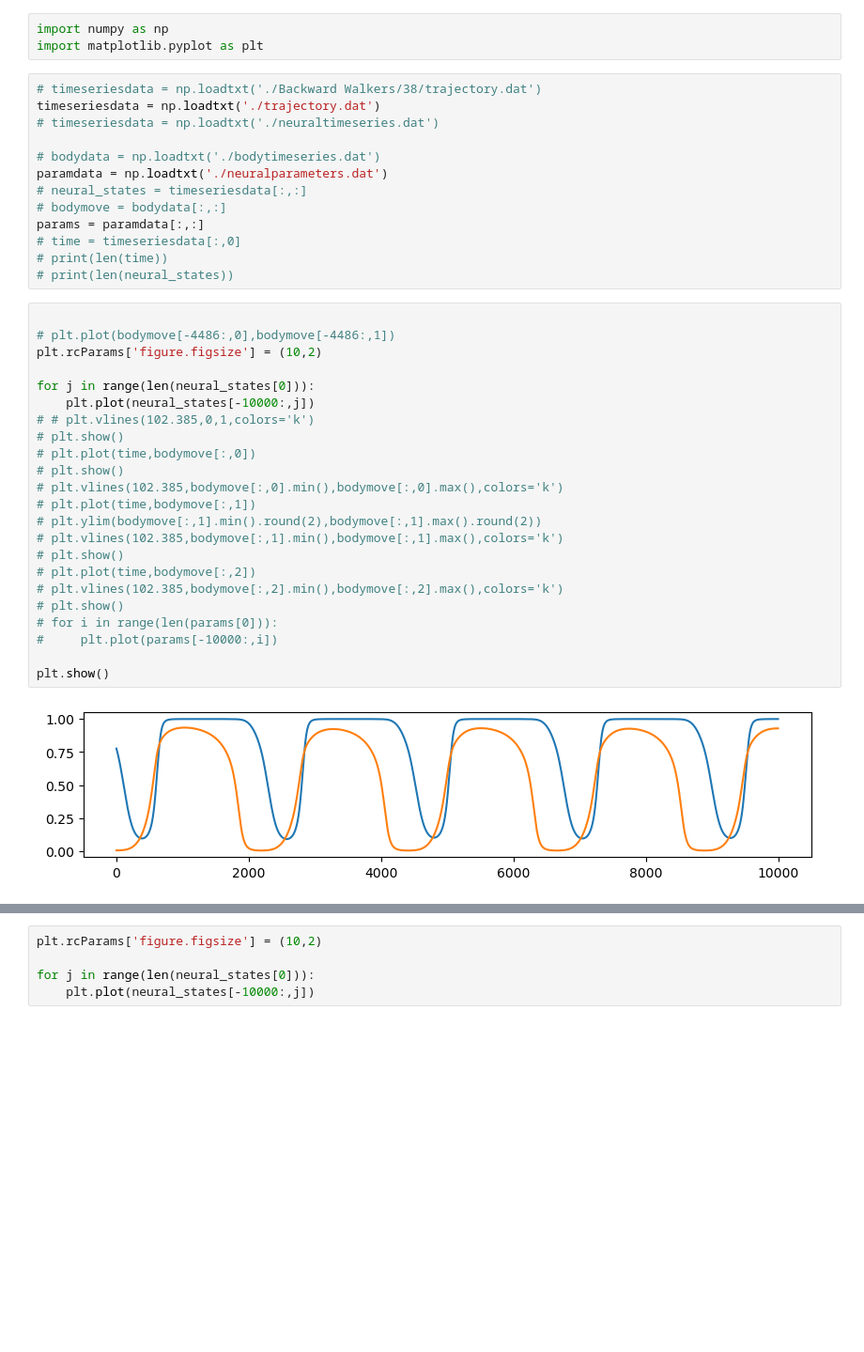
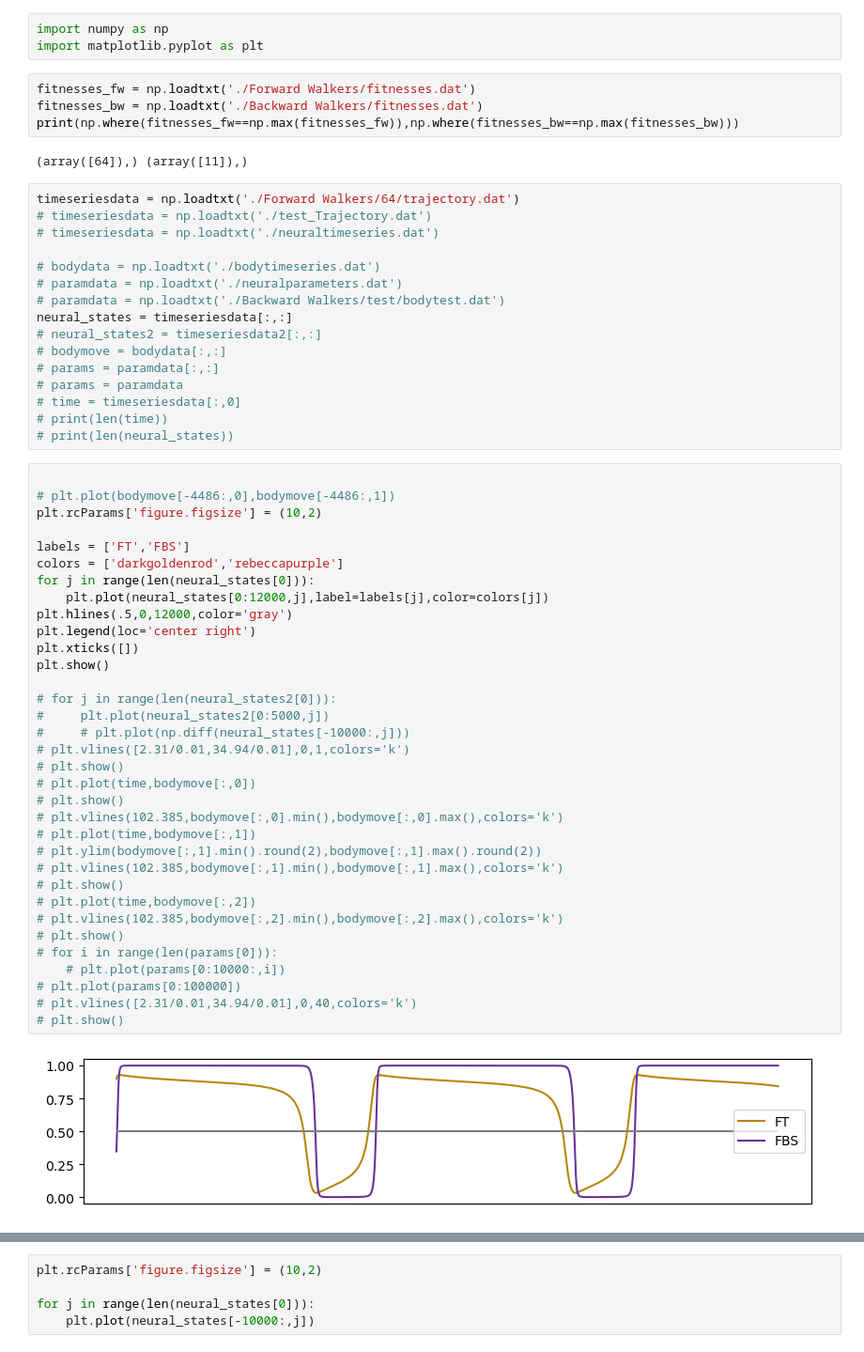
Before and after one commit to ljstolting/homeostasis-of-flexible-behavior, a Jupyter notebook: VizTimeseries.ipynb, the cells around one changed output, grey strips where cells are left out. Shown at 94% size. Cells and saved outputs as stored; diff of their text form; blank space fills up the shorter version.

```diff
--- a/VizTimeseries.ipynb
+++ b/VizTimeseries.ipynb
@@ -1,41 +1,61 @@
 # %%
 import numpy as np
 import matplotlib.pyplot as plt
+# %%
+fitnesses_fw = np.loadtxt('./Forward Walkers/fitnesses.dat')
+fitnesses_bw = np.loadtxt('./Backward Walkers/fitnesses.dat')
+print(np.where(fitnesses_fw==np.max(fitnesses_fw)),np.where(fitnesses_bw==np.max(fitnesses_bw)))
+# %% [output]
+(array([64]),) (array([11]),)
 # %%
-# timeseriesdata = np.loadtxt('./Backward Walkers/38/trajectory.dat')
-timeseriesdata = np.loadtxt('./trajectory.dat')
+timeseriesdata = np.loadtxt('./Forward Walkers/64/trajectory.dat')
+# timeseriesdata = np.loadtxt('./test_Trajectory.dat')
 # timeseriesdata = np.loadtxt('./neuraltimeseries.dat')
 
 # bodydata = np.loadtxt('./bodytimeseries.dat')
-paramdata = np.loadtxt('./neuralparameters.dat')
-# neural_states = timeseriesdata[:,:]
+# paramdata = np.loadtxt('./neuralparameters.dat')
+# paramdata = np.loadtxt('./Backward Walkers/test/bodytest.dat')
+neural_states = timeseriesdata[:,:]
+# neural_states2 = timeseriesdata2[:,:]
 # bodymove = bodydata[:,:]
-params = paramdata[:,:]
+# params = paramdata[:,:]
+# params = paramdata
 # time = timeseriesdata[:,0]
 # print(len(time))
 # print(len(neural_states))
 # %%
 
 # plt.plot(bodymove[-4486:,0],bodymove[-4486:,1])
 plt.rcParams['figure.figsize'] = (10,2)
 
+labels = ['FT','FBS']
+colors = ['darkgoldenrod','rebeccapurple']
 for j in range(len(neural_states[0])):
-    plt.plot(neural_states[-10000:,j])
-# # plt.vlines(102.385,0,1,colors='k')
+    plt.plot(neural_states[0:12000,j],label=labels[j],color=colors[j])
+plt.hlines(.5,0,12000,color='gray')
+plt.legend(loc='center right')
+plt.xticks([])
+plt.show()
+
+# for j in range(len(neural_states2[0])):
+#     plt.plot(neural_states2[0:5000,j])
+#     # plt.plot(np.diff(neural_states[-10000:,j]))
+# plt.vlines([2.31/0.01,34.94/0.01],0,1,colors='k')
 # plt.show()
 # plt.plot(time,bodymove[:,0])
 # plt.show()
 # plt.vlines(102.385,bodymove[:,0].min(),bodymove[:,0].max(),colors='k')
 # plt.plot(time,bodymove[:,1])
 # plt.ylim(bodymove[:,1].min().round(2),bodymove[:,1].max().round(2))
 # plt.vlines(102.385,bodymove[:,1].min(),bodymove[:,1].max(),colors='k')
 # plt.show()
 # plt.plot(time,bodymove[:,2])
 # plt.vlines(102.385,bodymove[:,2].min(),bodymove[:,2].max(),colors='k')
 # plt.show()
 # for i in range(len(params[0])):
-#     plt.plot(params[-10000:,i])
-
-plt.show()
+    # plt.plot(params[0:10000:,i])
+# plt.plot(params[0:100000])
+# plt.vlines([2.31/0.01,34.94/0.01],0,40,colors='k')
+# plt.show()
 # %% [output]
-[figure, old version]
+[figure, new version]
```
Also changed, not shown: parts of 1 cell of this notebook, 22 other files.
